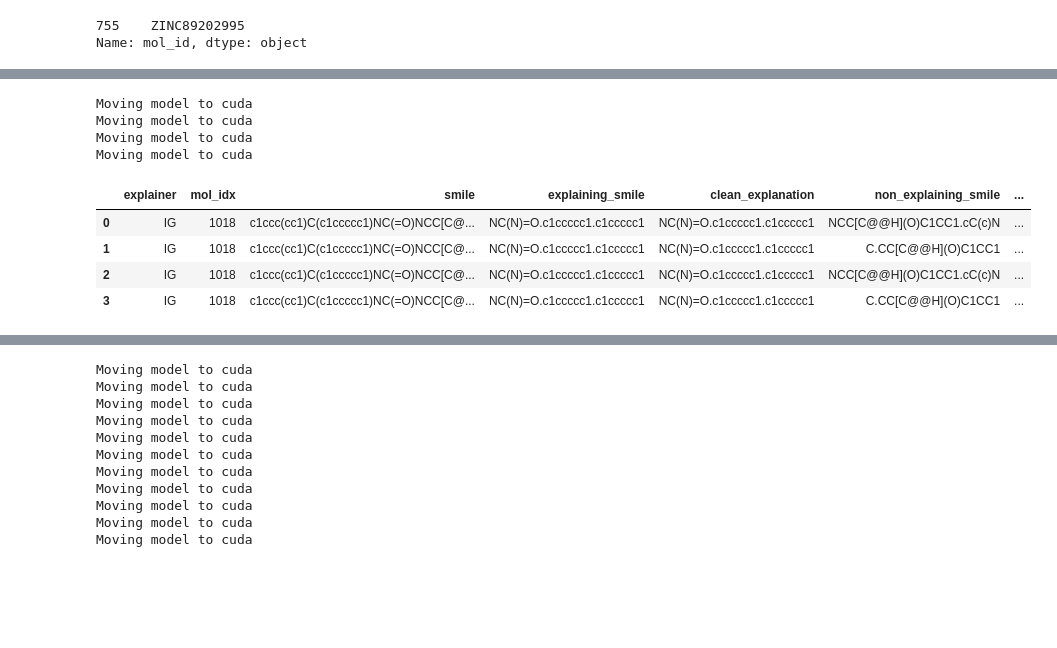
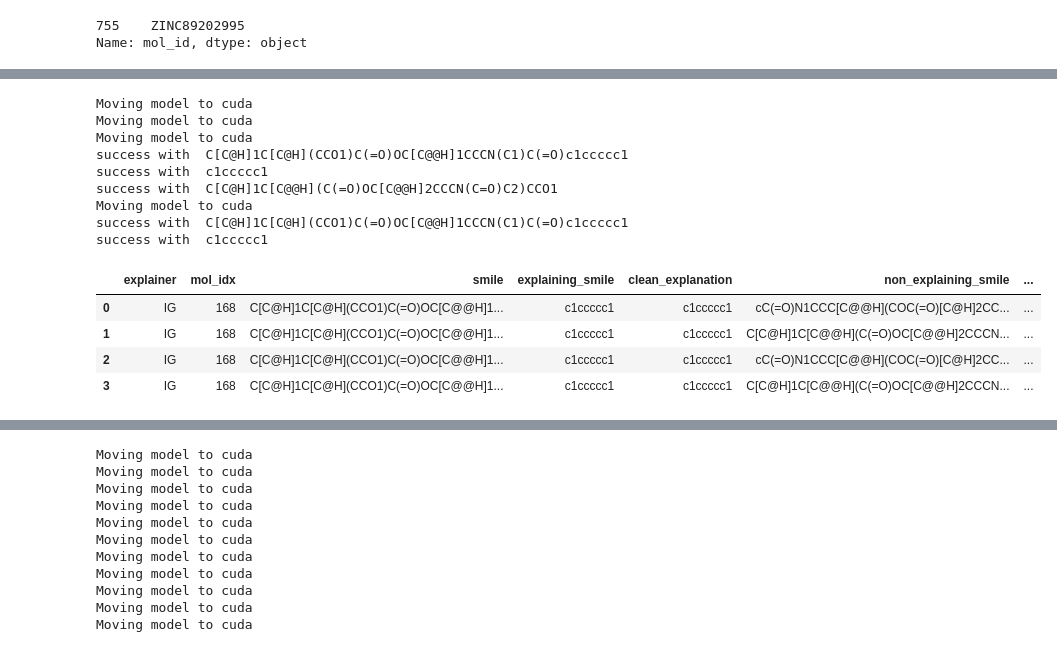
Before and after one commit to helipajari/mpp-comp-suff, a Jupyter notebook: Examples/Comprehensiveness_Sufficiency.ipynb, the cells around one changed output, grey strips where cells are left out. Saved outputs shown, nothing was run; the diff lists cells and outputs as text; code cells hidden in the pictures; blank space fills up the shorter version.

```diff
--- a/Examples/Comprehensiveness_Sufficiency.ipynb
+++ b/Examples/Comprehensiveness_Sufficiency.ipynb
@@ -339,11 +344,10 @@ def split_molecule(mol_idx:int, explainer='IG', threshold=1e-4, from_whole_data=
 
     return smile, explaining_smile, non_explaining_smile, exp_length
 # %%
-# s, e, n, m = split_molecule(168, from_whole_data=True, strict_split=False)
-# s1, e1, n1, m1 = split_molecule(1018, from_whole_data=True, strict_split=True)
-
-
+s, e, n, m = split_molecule(168, from_whole_data=True, strict_split=False)
+s1, e1, n1, m1 = split_molecule(1018, from_whole_data=True, strict_split=True)
+#
 # # 168
-# print(s,"\t", s1)
-# print(e, "\t", e1)
+print(s,"\t", s1)
+print(e, "\t", e1)
 # print(n, "\t", n1)
@@ -399,7 +408,7 @@ def clean_smile(smile:str) -> str:
             MolGraph(split)
             cs += split
             cs += '.'
-        finally:
+        except:
             cs += '.'
             continue
 
@@ -503,10 +512,11 @@ def comp_and_suff(idx, explainer = 'IG', from_all_data=False, modified_formula=M
                         subpred = model([[split], None, None]).item()
 
                     subpreds.append(subpred)
-                finally:
+                except:
                     # Model couldn't predict the subgraph for whatever weird reason
                     # I don't know why this would happen, but evidently it does happen
                     subpreds.append(None)
+                    # continue
         else:
             try:
                 mol = MolGraph(cs)
@@ -521,10 +531,11 @@ def comp_and_suff(idx, explainer = 'IG', from_all_data=False, modified_formula=M
                     subpred = model([[cs], None, None]).item()
 
                 subpreds.append(subpred)
-            finally:
+            except:
                 # Model couldn't predict the subgraph for whatever weird reason
                 # I don't know why this would happen, but evidently it does happen
-                subpreds.append(None)
+                # subpreds.append(None)
+                continue
 
         predictions.append(subpreds)
 
@@ -566,7 +577,7 @@ def comp_and_suff(idx, explainer = 'IG', from_all_data=False, modified_formula=M
         }
 
         return result
-    finally:
+    except:
         print(predictions, " idx in dataset: ", converted_idx , " idx in test set: ", idx)
 # %%
 def comp_suff_all_variations(idx):
@@ -591,13 +591,19 @@ CCC[C@H](C)CO.C[C@H]1CCCCO1.O
 # %%
-e = comp_suff_all_variations(1018)
-e
+# c = comp_and_suff(168, modified_formula=True, from_all_data=True, strict_split=True)
+c = comp_suff_all_variations(168)
+c
 # %% [output]
 Moving model to cuda
 Moving model to cuda
 Moving model to cuda
+success with  C[C@H]1C[C@H](CCO1)C(=O)OC[C@@H]1CCCN(C1)C(=O)c1ccccc1
+success with  c1ccccc1
+success with  C[C@H]1C[C@@H](C(=O)OC[C@@H]2CCCN(C=O)C2)CCO1
 Moving model to cuda
+success with  C[C@H]1C[C@H](CCO1)C(=O)OC[C@@H]1CCCN(C1)C(=O)c1ccccc1
+success with  c1ccccc1
 |  | explainer | mol_idx | smile | explaining_smile | clean_explanation | non_explaining_smile | ... |
-| 0 | IG | 1018 | c1ccc(cc1)C(c1ccccc1)NC(=O)NCC[C@... | NC(N)=O.c1ccccc1.c1ccccc1 | NC(N)=O.c1ccccc1.c1ccccc1 | NCC[C@@H](O)C1CC1.cC(c)N | ... |
-| 1 | IG | 1018 | c1ccc(cc1)C(c1ccccc1)NC(=O)NCC[C@... | NC(N)=O.c1ccccc1.c1ccccc1 | NC(N)=O.c1ccccc1.c1ccccc1 | C.CC[C@@H](O)C1CC1 | ... |
-| 2 | IG | 1018 | c1ccc(cc1)C(c1ccccc1)NC(=O)NCC[C@... | NC(N)=O.c1ccccc1.c1ccccc1 | NC(N)=O.c1ccccc1.c1ccccc1 | NCC[C@@H](O)C1CC1.cC(c)N | ... |
-| 3 | IG | 1018 | c1ccc(cc1)C(c1ccccc1)NC(=O)NCC[C@... | NC(N)=O.c1ccccc1.c1ccccc1 | NC(N)=O.c1ccccc1.c1ccccc1 | C.CC[C@@H](O)C1CC1 | ... |
+| 0 | IG | 168 | C[C@H]1C[C@H](CCO1)C(=O)OC[C@@H]1... | c1ccccc1 | c1ccccc1 | cC(=O)N1CCC[C@@H](COC(=O)[C@H]2CC... | ... |
+| 1 | IG | 168 | C[C@H]1C[C@H](CCO1)C(=O)OC[C@@H]1... | c1ccccc1 | c1ccccc1 | C[C@H]1C[C@@H](C(=O)OC[C@@H]2CCCN... | ... |
+| 2 | IG | 168 | C[C@H]1C[C@H](CCO1)C(=O)OC[C@@H]1... | c1ccccc1 | c1ccccc1 | cC(=O)N1CCC[C@@H](COC(=O)[C@H]2CC... | ... |
+| 3 | IG | 168 | C[C@H]1C[C@H](CCO1)C(=O)OC[C@@H]1... | c1ccccc1 | c1ccccc1 | C[C@H]1C[C@@H](C(=O)OC[C@@H]2CCCN... | ... |
```
Also changed, not shown: parts of 10 cells of this notebook, 1 other file.
